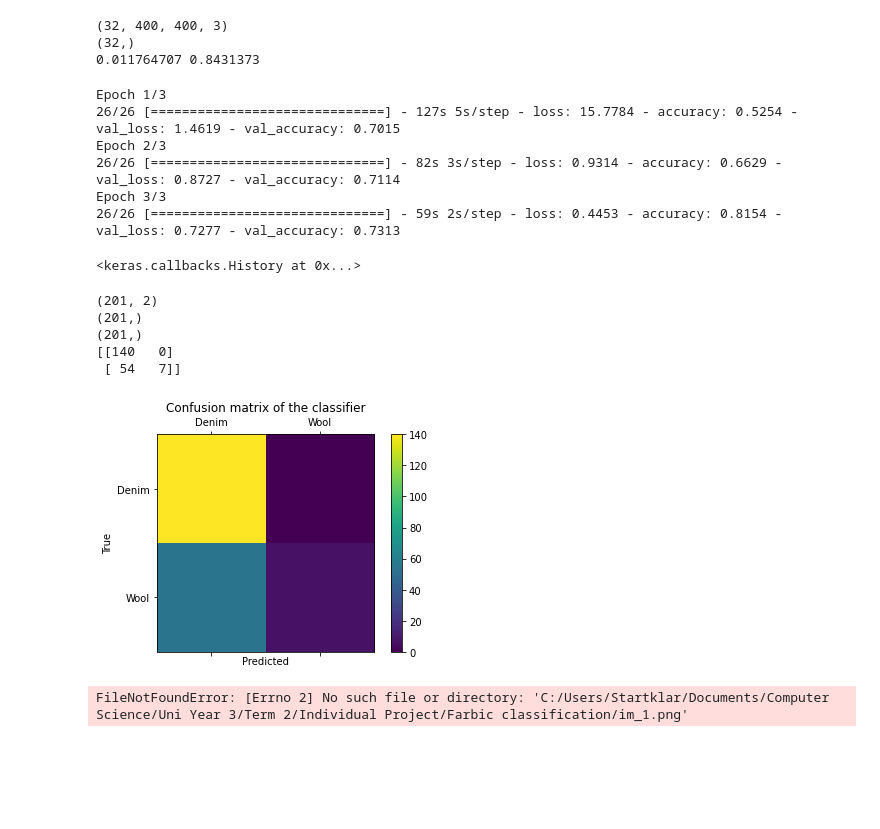
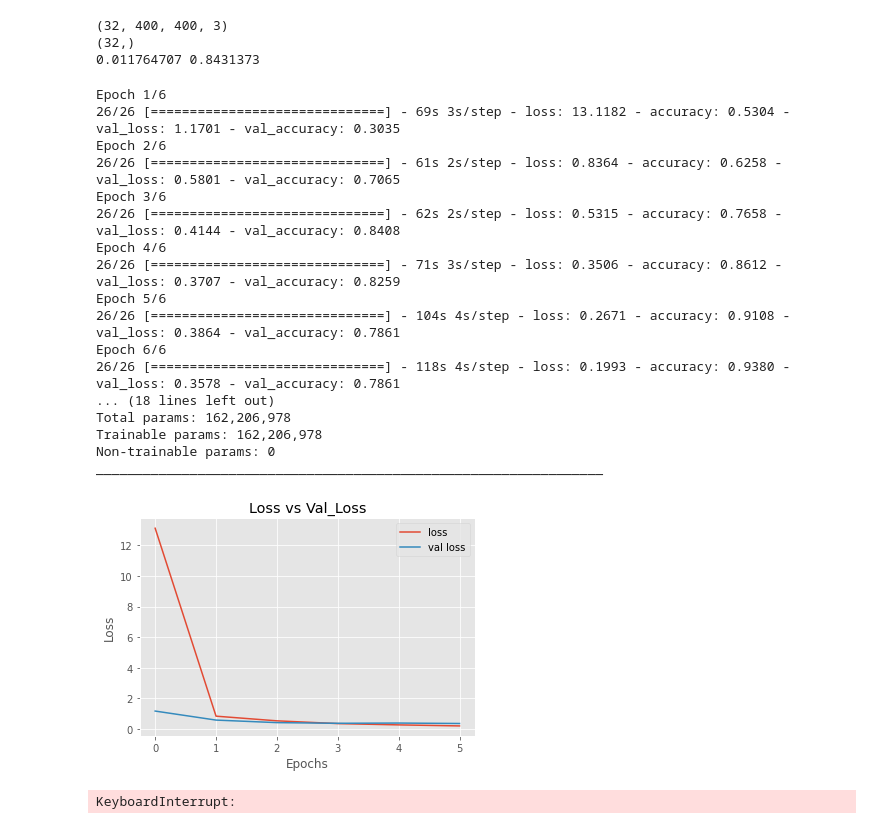
Before and after one commit to naod488/Fabric_Classification, a Jupyter notebook: step2(Model1withoutVirtualyAugmentedData)model_for_simple_dataset.ipynb, the cells around one changed output. Cells and saved outputs as stored; diff of their text form; code cells hidden in the pictures; blank space fills up the shorter version.

```diff
--- a/step2(Model1withoutVirtualyAugmentedData)model_for_simple_dataset.ipynb
+++ b/step2(Model1withoutVirtualyAugmentedData)model_for_simple_dataset.ipynb
@@ -126,34 +117,57 @@ val_ds = val_ds.cache().prefetch(buffer_size=AUTOTUNE)
 # %%
 #based of https://www.tensorflow.org/tutorials/load_data/images
 num_classes = 2
 
 model = tf.keras.Sequential([
   tf.keras.layers.Rescaling(1./255),
   tf.keras.layers.Conv2D(32, 3, activation='relu'),
   tf.keras.layers.MaxPooling2D(),
   tf.keras.layers.Flatten(),
   tf.keras.layers.Dense(128, activation='relu'),
   tf.keras.layers.Dense(num_classes)
 ])
 
 model.compile(
   optimizer='adam',
   loss=tf.losses.SparseCategoricalCrossentropy(from_logits=True),
   metrics=['accuracy'])
 
-model.fit(
+hist = model.fit(
   train_ds,
   validation_data=val_ds,
-  epochs=3
+  epochs=6
 )
+
+model.summary()
+
+import matplotlib.pyplot as plt
+plt.style.use('ggplot')
+plt.plot(hist.history['loss'], label = 'loss')
+plt.plot(hist.history['val_loss'], label='val loss')
+plt.title("Loss vs Val_Loss")
+plt.xlabel("Epochs")
+plt.ylabel("Loss")
+plt.legend()
+plt.show()
 # %% [output]
-Epoch 1/3
-26/26 [==============================] - 127s 5s/step - loss: 15.7784 - accuracy: 0.5254 - val_loss: 1.4619 - val_accuracy: 0.7015
-Epoch 2/3
-26/26 [==============================] - 82s 3s/step - loss: 0.9314 - accuracy: 0.6629 - val_loss: 0.8727 - val_accuracy: 0.7114
-Epoch 3/3
-26/26 [==============================] - 59s 2s/step - loss: 0.4453 - accuracy: 0.8154 - val_loss: 0.7277 - val_accuracy: 0.7313
+Epoch 1/6
+26/26 [==============================] - 69s 3s/step - loss: 13.1182 - accuracy: 0.5304 - val_loss: 1.1701 - val_accuracy: 0.3035
+Epoch 2/6
+26/26 [==============================] - 61s 2s/step - loss: 0.8364 - accuracy: 0.6258 - val_loss: 0.5801 - val_accuracy: 0.7065
+Epoch 3/6
+26/26 [==============================] - 62s 2s/step - loss: 0.5315 - accuracy: 0.7658 - val_loss: 0.4144 - val_accuracy: 0.8408
+Epoch 4/6
+26/26 [==============================] - 71s 3s/step - loss: 0.3506 - accuracy: 0.8612 - val_loss: 0.3707 - val_accuracy: 0.8259
+Epoch 5/6
+26/26 [==============================] - 104s 4s/step - loss: 0.2671 - accuracy: 0.9108 - val_loss: 0.3864 - val_accuracy: 0.7861
+Epoch 6/6
+26/26 [==============================] - 118s 4s/step - loss: 0.1993 - accuracy: 0.9380 - val_loss: 0.3578 - val_accuracy: 0.7861
+... (18 lines left out)
+Total params: 162,206,978
+Trainable params: 162,206,978
+Non-trainable params: 0
+_________________________________________________________________
-<keras.callbacks.History at 0x...>
+[figure, added]
 # %%
 from sklearn.metrics import confusion_matrix
 from sklearn.metrics import plot_confusion_matrix
@@ -179,26 +193,19 @@ plt.xlabel('Predicted')
 plt.ylabel('True')
 plt.show()
 # %% [output]
-(201, 2)
-(201,)
-(201,)
-[[140   0]
- [ 54   7]]
+KeyboardInterrupt:
-[figure, removed]
 # %%
+#based of https://keras.io/examples/vision/image_classification_from_scratch/
 imgSize = (img_height, img_width)
 img = tf.keras.preprocessing.image.load_img(
-    "C:/Users/Startklar/Documents/Computer Science/Uni Year 3/Term 2/Individual Project/Farbic classification/im_1.png", target_size=imgSize
+    "C:/Users/Startklar/Documents/Computer Science/Uni Year 3/Term 2/Individual Project/Farbic classification/Fabrics_simple/Wool/7/im_1.png", target_size=imgSize
 )
 img_array = tf.keras.preprocessing.image.img_to_array(img)
 img_array = tf.expand_dims(img_array, 0)  # Create batch axis
 
 pred = model.predict(img_array)
-score = pred[0]
-print (score)
+print(np.round(pred[0:1], 2))
+print(pred)
 pred_val = np.argmax(pred,axis=1)
-print(pred_val)
-print (predictions)
-print(f"This image is {100 * (1 - score)} percent denim and {100 * score} percent wool.")
+print(class_names)
+print(f"This image is {pred_val}.")
-# %% [output]
-FileNotFoundError: [Errno 2] No such file or directory: 'C:/Users/Startklar/Documents/Computer Science/Uni Year 3/Term 2/Individual Project/Farbic classification/im_1.png'
```
Also changed, not shown: parts of 2 cells of this notebook.
